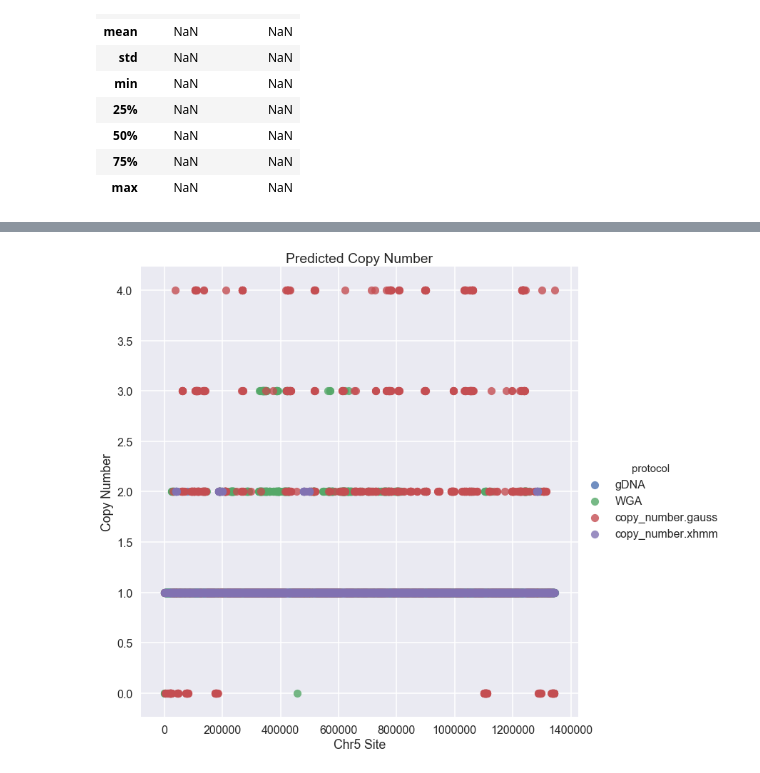
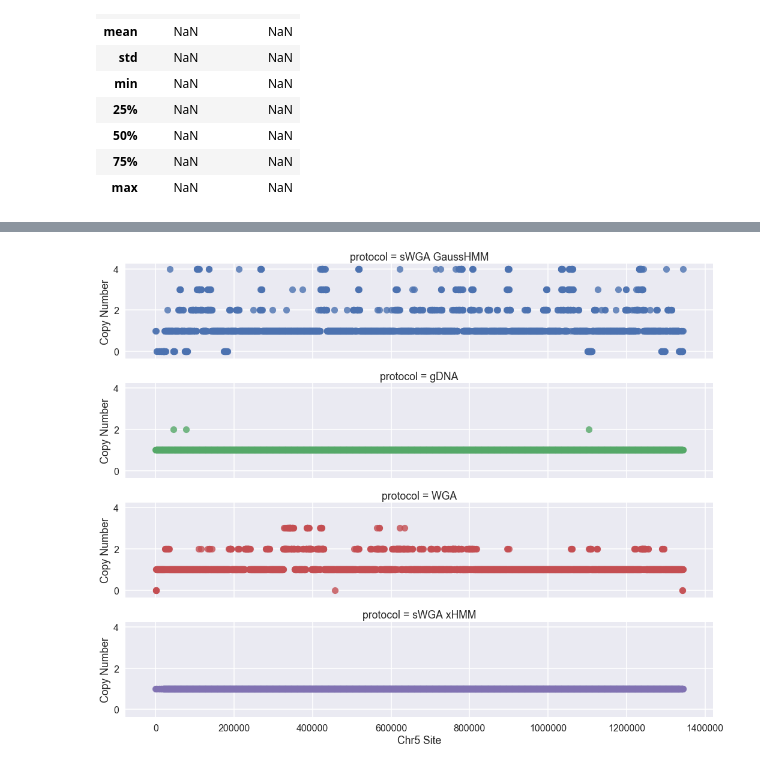
Before and after one commit to tnguyensanger/pf_swga_cnv, a Jupyter notebook: src/jupyter/3D7 Results.ipynb, the cells around one changed output, grey strips where cells are left out. Cells and saved outputs as stored; diff of their text form; code cells hidden in the pictures.

```diff
--- a/src/jupyter/3D7 Results.ipynb
+++ b/src/jupyter/3D7 Results.ipynb
@@ -399,6 +399,10 @@ display(xhmm_3d7.describe())
 | 75% | NaN | NaN |
 | max | NaN | NaN |
 # %%
+xhmm_3d7 = pandas.DataFrame([{"window": "0", "copy_number": 1}],
+                            columns=['window', 'copy_number'])  # Force a window that is 1 copy number
+display(xhmm_3d7)
+# join together to show that all windows are 1 for plotting
 swga = pf_3d7_swga_gc.reset_index().set_index("window").join(xhmm_3d7.set_index("window"), lsuffix=".gauss", rsuffix=".xhmm")
 swga.loc[pandas.isnull(swga["copy_number.xhmm"]), "copy_number.xhmm"] = 1
 swga.index.name = "window"
@@ -426,6 +432,8 @@ display(swga.describe())
 # %%
 swga_long = pandas.melt(swga, id_vars=["window"], value_vars=["copy_number.gauss", "copy_number.xhmm"],
                         var_name="protocol", value_name="copy_number")
+swga_long.loc[swga_long["protocol"] == "copy_number.gauss", "protocol"] = "sWGA GaussHMM"
+swga_long.loc[swga_long["protocol"] == "copy_number.xhmm", "protocol"] = "sWGA xHMM"
 display(swga_long.shape)
 display(swga_long.head())
 display(swga_long.describe())
@@ -447,4 +455,7 @@ display(swga_long.describe())
 | 75% | 1.010400e+06 | 1.000000 |
 | max | 1.343400e+06 | 4.000000 |
 # %%
-cmp = pf_3d7_gdna_gc[["window", "copy_number", "protocol"]].append(pf_3d7_wga_gc[["window", "copy_number", "protocol"]]).append(swga_long)
+cmp = swga_long[swga_long["protocol"] == "sWGA GaussHMM"].append(
+    pf_3d7_gdna_gc[["window", "copy_number", "protocol"]]).append(
+    pf_3d7_wga_gc[["window", "copy_number", "protocol"]]).append(
+    swga_long[swga_long["protocol"] == "sWGA xHMM"])
@@ -470,12 +462,10 @@ cmp = pf_3d7_gdna_gc[["window", "copy_number", "protocol"]].append(pf_3d7_wga_gc
 # %%
 sns.set_context("poster")
-g = sns.FacetGrid(data=cmp, hue="protocol", size=10)
+g = sns.FacetGrid(data=cmp, row="protocol", hue="protocol", aspect=5)
 g = g.map(sns.regplot, "window", "copy_number", fit_reg=False)
-# g = g.map(plt.plot, "window", "copy_number")
+# g = g.map(plt.plot, "window", "copy_number")cmp
 g.set_ylabels("Copy Number")
 g.set_xlabels("Chr5 Site")
-g.add_legend()
-sns.plt.title("Predicted Copy Number")
 plt.show()
 # %% [output]
-[figure, old version]
+[figure, new version]
```
Also changed, not shown: parts of 3 cells of this notebook, 1 other file.
